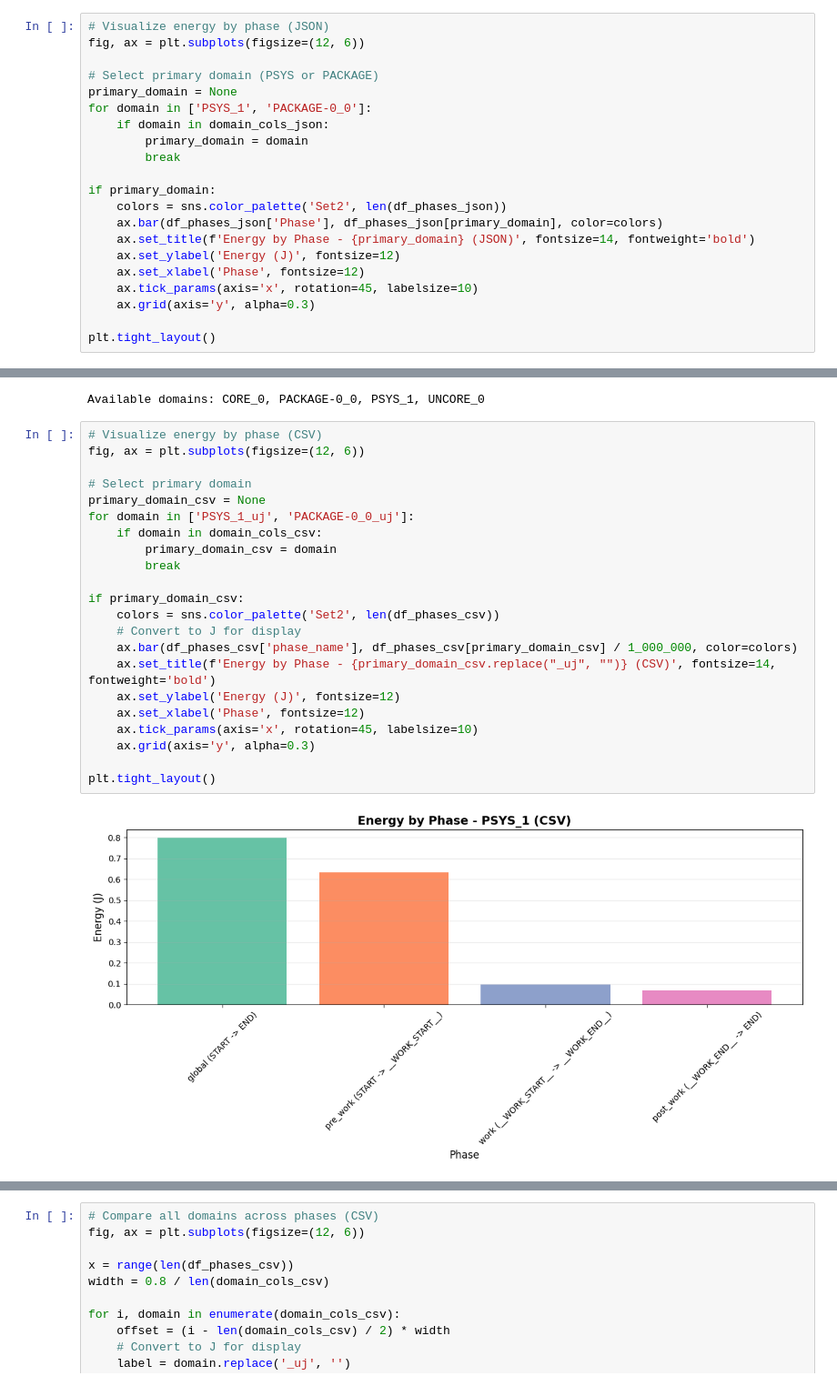
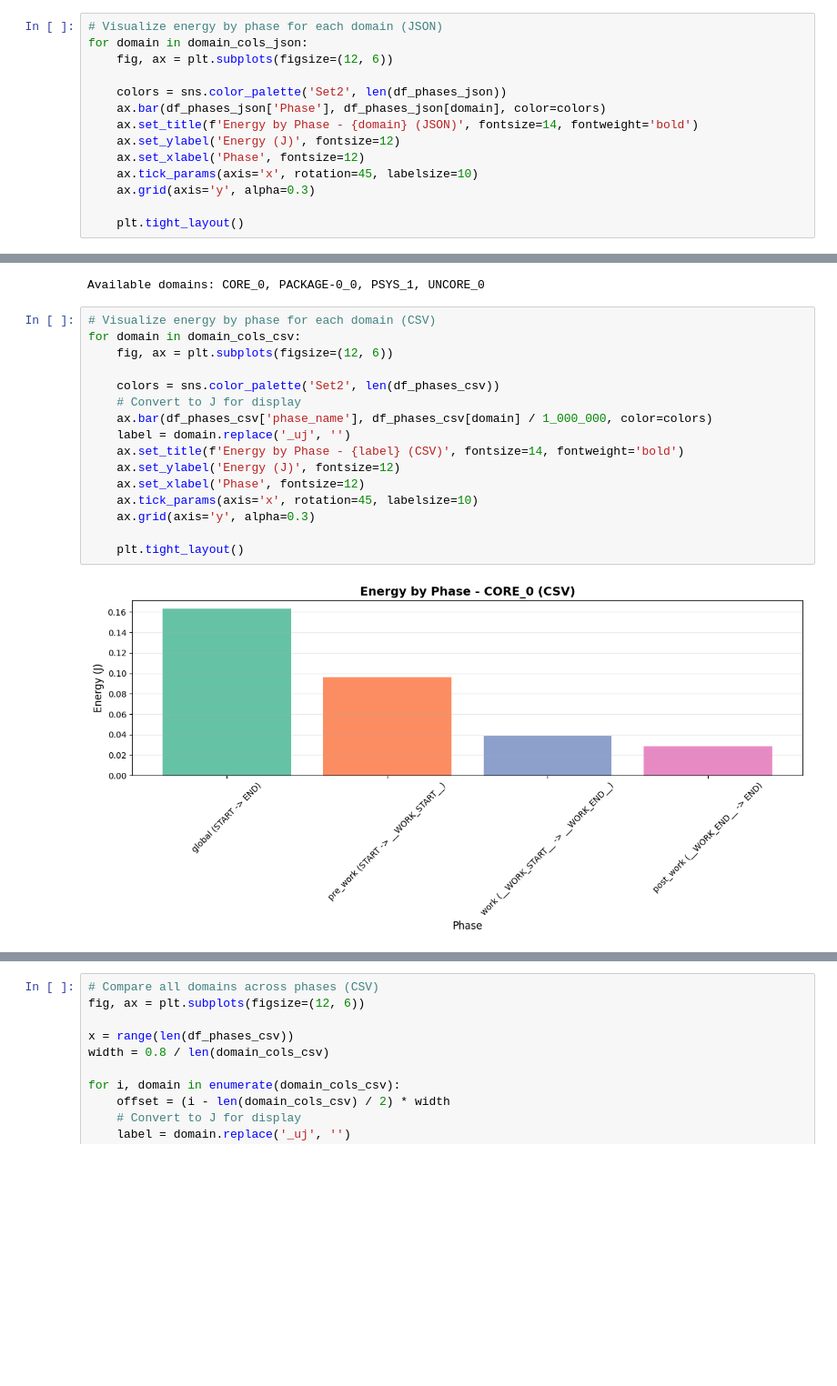
Before and after one commit to jwoirhaye/joule-profiler, a Jupyter notebook: notebooks/phases.ipynb, the cells around one changed output, grey strips where cells are left out. Shown at 91% size. Drawn from its saved outputs; the diff is of its cells as text; blank space fills up the shorter version.

```diff
--- a/notebooks/phases.ipynb
+++ b/notebooks/phases.ipynb
@@ -60,24 +60,17 @@ print(f"Available domains: {', '.join(domain_cols_json)}")
 # %% [output]
 Available domains: CORE_0, PACKAGE-0_0, PSYS_1, UNCORE_0
 # %%
-# Visualize energy by phase (JSON)
-fig, ax = plt.subplots(figsize=(12, 6))
+# Visualize energy by phase for each domain (JSON)
+for domain in domain_cols_json:
+    fig, ax = plt.subplots(figsize=(12, 6))
 
-# Select primary domain (PSYS or PACKAGE)
-primary_domain = None
-for domain in ['PSYS_1', 'PACKAGE-0_0']:
-    if domain in domain_cols_json:
-        primary_domain = domain
-        break
-
-if primary_domain:
     colors = sns.color_palette('Set2', len(df_phases_json))
-    ax.bar(df_phases_json['Phase'], df_phases_json[primary_domain], color=colors)
-    ax.set_title(f'Energy by Phase - {primary_domain} (JSON)', fontsize=14, fontweight='bold')
+    ax.bar(df_phases_json['Phase'], df_phases_json[domain], color=colors)
+    ax.set_title(f'Energy by Phase - {domain} (JSON)', fontsize=14, fontweight='bold')
     ax.set_ylabel('Energy (J)', fontsize=12)
     ax.set_xlabel('Phase', fontsize=12)
     ax.tick_params(axis='x', rotation=45, labelsize=10)
     ax.grid(axis='y', alpha=0.3)
 
-plt.tight_layout()
+    plt.tight_layout()
 # %% [output]
@@ -123,26 +119,20 @@ print(f"Available domains: {', '.join([col.replace('_uj', '') for col in domain_
 # %% [output]
 Available domains: CORE_0, PACKAGE-0_0, PSYS_1, UNCORE_0
 # %%
-# Visualize energy by phase (CSV)
-fig, ax = plt.subplots(figsize=(12, 6))
+# Visualize energy by phase for each domain (CSV)
+for domain in domain_cols_csv:
+    fig, ax = plt.subplots(figsize=(12, 6))
 
-# Select primary domain
-primary_domain_csv = None
-for domain in ['PSYS_1_uj', 'PACKAGE-0_0_uj']:
-    if domain in domain_cols_csv:
-        primary_domain_csv = domain
-        break
-
-if primary_domain_csv:
     colors = sns.color_palette('Set2', len(df_phases_csv))
     # Convert to J for display
-    ax.bar(df_phases_csv['phase_name'], df_phases_csv[primary_domain_csv] / 1_000_000, color=colors)
-    ax.set_title(f'Energy by Phase - {primary_domain_csv.replace("_uj", "")} (CSV)', fontsize=14, fontweight='bold')
+    ax.bar(df_phases_csv['phase_name'], df_phases_csv[domain] / 1_000_000, color=colors)
+    label = domain.replace('_uj', '')
+    ax.set_title(f'Energy by Phase - {label} (CSV)', fontsize=14, fontweight='bold')
     ax.set_ylabel('Energy (J)', fontsize=12)
     ax.set_xlabel('Phase', fontsize=12)
     ax.tick_params(axis='x', rotation=45, labelsize=10)
     ax.grid(axis='y', alpha=0.3)
 
-plt.tight_layout()
+    plt.tight_layout()
 # %% [output]
-[figure, old version]
+[figure, new version]
```
Also changed, not shown: parts of 9 cells of this notebook.
